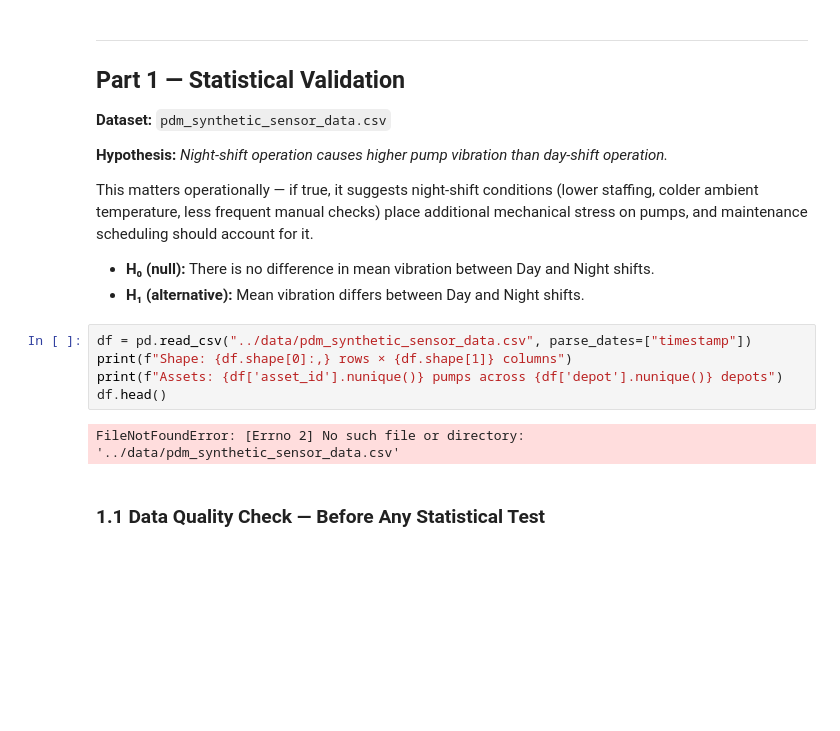
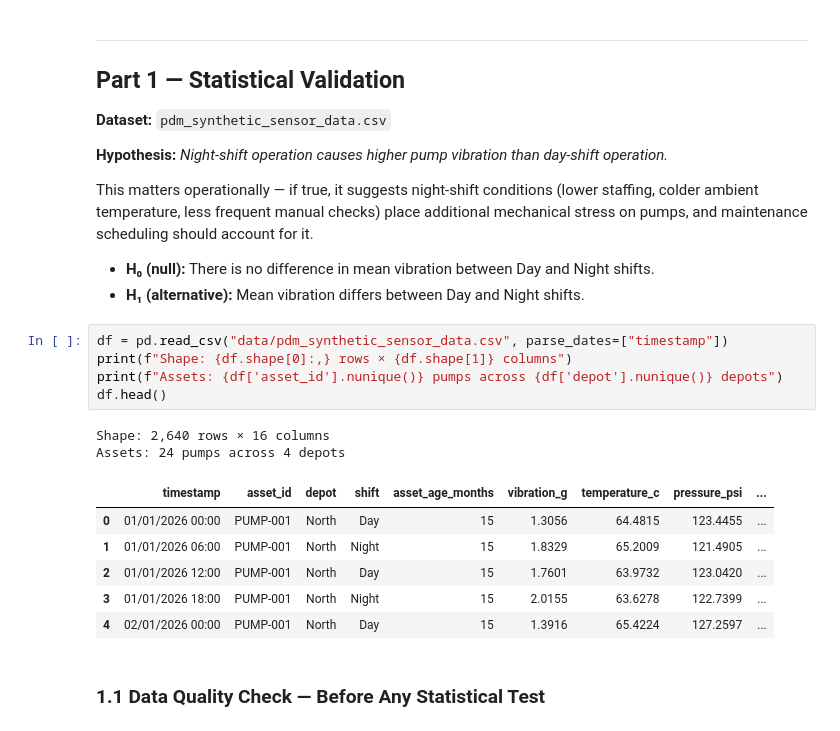
Before and after one commit to lameckirungu/plp_data, a Jupyter notebook: week6/week6_stats_and_pdm.ipynb, the cells around one changed output. Saved outputs shown, nothing was run; the diff lists cells and outputs as text; blank space fills up the shorter version.

Commit message:
fix: path to dataset and asset saving directory

```diff
--- a/week6/week6_stats_and_pdm.ipynb
+++ b/week6/week6_stats_and_pdm.ipynb
@@ -46,12 +46,19 @@ This matters operationally — if true, it suggests night-shift conditions (lowe
 - **H₀ (null):** There is no difference in mean vibration between Day and Night shifts.
 - **H₁ (alternative):** Mean vibration differs between Day and Night shifts.
 # %%
-df = pd.read_csv("../data/pdm_synthetic_sensor_data.csv", parse_dates=["timestamp"])
+df = pd.read_csv("data/pdm_synthetic_sensor_data.csv", parse_dates=["timestamp"])
 print(f"Shape: {df.shape[0]:,} rows × {df.shape[1]} columns")
 print(f"Assets: {df['asset_id'].nunique()} pumps across {df['depot'].nunique()} depots")
 df.head()
 # %% [output]
-FileNotFoundError: [Errno 2] No such file or directory: '../data/pdm_synthetic_sensor_data.csv'
+Shape: 2,640 rows × 16 columns
+Assets: 24 pumps across 4 depots
+|  | timestamp | asset_id | depot | shift | asset_age_months | vibration_g | temperature_c | pressure_psi | ... |
+| 0 | 01/01/2026 00:00 | PUMP-001 | North | Day | 15 | 1.3056 | 64.4815 | 123.4455 | ... |
+| 1 | 01/01/2026 06:00 | PUMP-001 | North | Night | 15 | 1.8329 | 65.2009 | 121.4905 | ... |
+| 2 | 01/01/2026 12:00 | PUMP-001 | North | Day | 15 | 1.7601 | 63.9732 | 123.0420 | ... |
+| 3 | 01/01/2026 18:00 | PUMP-001 | North | Night | 15 | 2.0155 | 63.6278 | 122.7399 | ... |
+| 4 | 02/01/2026 00:00 | PUMP-001 | North | Day | 15 | 1.3916 | 65.4224 | 127.2597 | ... |
 # %% [markdown]
 ### 1.1 Data Quality Check — Before Any Statistical Test
 # %%
```
Also changed, not shown: parts of 6 cells of this notebook, 5 other files.
